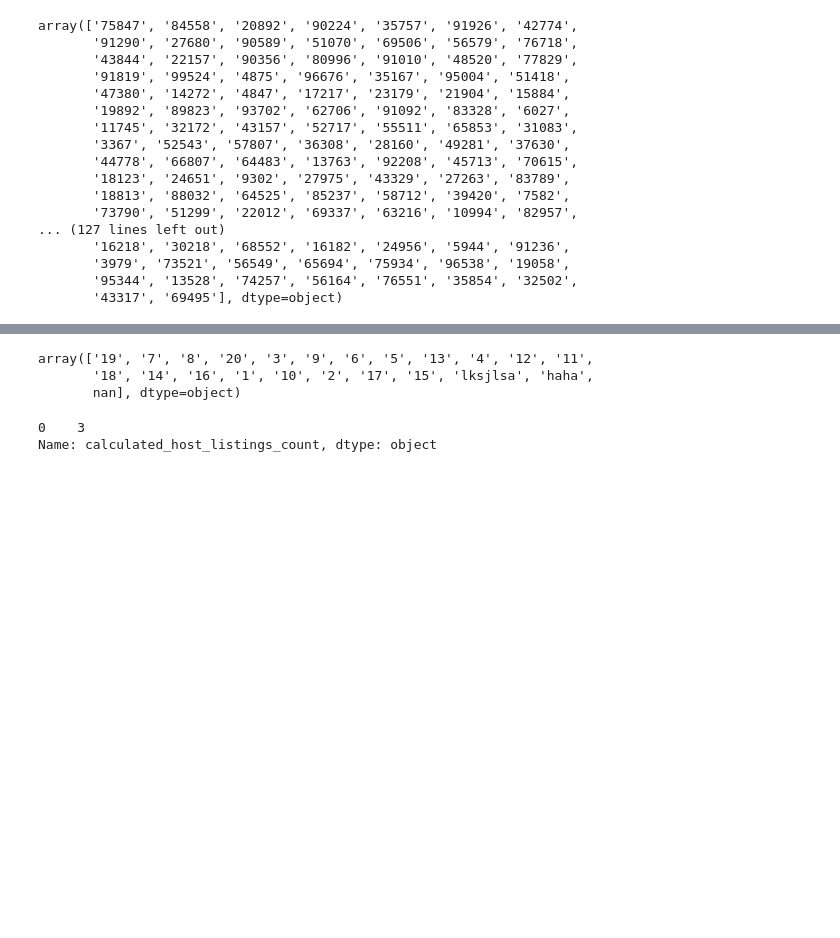
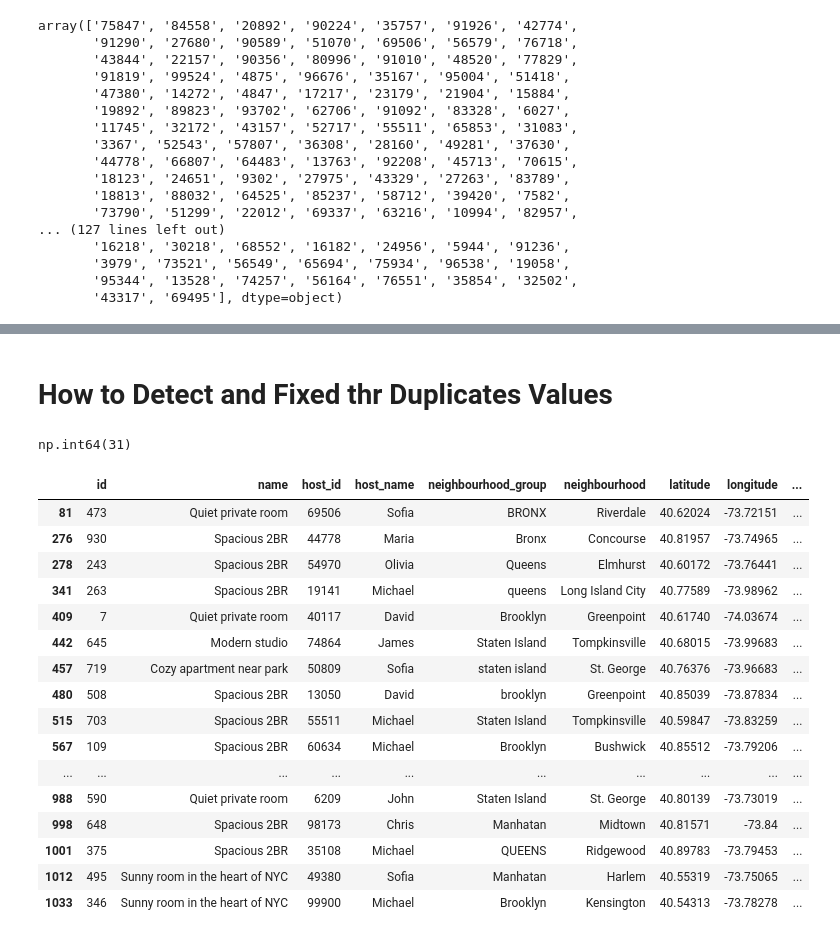
Before and after one commit to malik-tanveer/SMIT-Assigment, a Jupyter notebook: assigment_aibnb/assigment_airbnd_dataset.ipynb, the cells around one changed output, grey strips where cells are left out. Cells and saved outputs as stored; diff of their text form; code cells hidden in the pictures; blank space fills up the shorter version.

```diff
--- a/assigment_aibnb/assigment_airbnd_dataset.ipynb
+++ b/assigment_aibnb/assigment_airbnd_dataset.ipynb
@@ -118,0 +256,2 @@ data.last_review = data.last_review.fillna(data.last_review.mode()[0])
+# %%
+data.reviews_per_month = data.reviews_per_month.astype(float)
@@ -119 +264,33 @@ data.last_review = data.last_review.fillna(data.last_review.mode()[0])
+# %%
+data.calculated_host_listings_count.replace(['lksjlsa', 'haha'], 0, inplace=True)
+# %%
+data.calculated_host_listings_count.fillna(data.calculated_host_listings_count.mode()[0], inplace=True)
+# %%
+data.calculated_host_listings_count = data.calculated_host_listings_count.astype(int)
+# %% [markdown]
+# How to Detect and Fixed thr Duplicates Values
+# %%
+data.duplicated().sum()
+# %% [output]
+np.int64(31)
+# %%
+data[data.duplicated()]
+# %% [output]
+|  | id | name | host_id | host_name | neighbourhood_group | neighbourhood | latitude | longitude | ... |
+| 81 | 473 | Quiet private room | 69506 | Sofia | BRONX | Riverdale | 40.62024 | -73.72151 | ... |
+| 276 | 930 | Spacious 2BR | 44778 | Maria | Bronx | Concourse | 40.81957 | -73.74965 | ... |
+| 278 | 243 | Spacious 2BR | 54970 | Olivia | Queens | Elmhurst | 40.60172 | -73.76441 | ... |
+| 341 | 263 | Spacious 2BR | 19141 | Michael | queens | Long Island City | 40.77589 | -73.98962 | ... |
+| 409 | 7 | Quiet private room | 40117 | David | Brooklyn | Greenpoint | 40.61740 | -74.03674 | ... |
+| 442 | 645 | Modern studio | 74864 | James | Staten Island | Tompkinsville | 40.68015 | -73.99683 | ... |
+| 457 | 719 | Cozy apartment near park | 50809 | Sofia | staten island | St. George | 40.76376 | -73.96683 | ... |
+| 480 | 508 | Spacious 2BR | 13050 | David | brooklyn | Greenpoint | 40.85039 | -73.87834 | ... |
+| 515 | 703 | Spacious 2BR | 55511 | Michael | Staten Island | Tompkinsville | 40.59847 | -73.83259 | ... |
+| 567 | 109 | Spacious 2BR | 60634 | Michael | Brooklyn | Bushwick | 40.85512 | -73.79206 | ... |
+| ... | ... | ... | ... | ... | ... | ... | ... | ... | ... |
+| 988 | 590 | Quiet private room | 6209 | John | Staten Island | St. George | 40.80139 | -73.73019 | ... |
+| 998 | 648 | Spacious 2BR | 98173 | Chris | Manhatan | Midtown | 40.81571 | -73.84 | ... |
+| 1001 | 375 | Spacious 2BR | 35108 | Michael | QUEENS | Ridgewood | 40.89783 | -73.79453 | ... |
+| 1012 | 495 | Sunny room in the heart of NYC | 49380 | Sofia | Manhatan | Harlem | 40.55319 | -73.75065 | ... |
+| 1033 | 346 | Sunny room in the heart of NYC | 99900 | Michael | Brooklyn | Kensington | 40.54313 | -73.78278 | ... |
 # %%
@@ -121,11 +297,0 @@ data.reviews_per_month = data.reviews_per_month.fillna(data.reviews_per_month.mo
-# %%
-data.calculated_host_listings_count.unique()
-# %% [output]
-array(['19', '7', '8', '20', '3', '9', '6', '5', '13', '4', '12', '11',
-       '18', '14', '16', '1', '10', '2', '17', '15', 'lksjlsa', 'haha',
-       nan], dtype=object)
-# %%
-data.calculated_host_listings_count.mode()
-# %% [output]
-0    3
-Name: calculated_host_listings_count, dtype: object
```
Also changed, not shown: parts of 41 cells of this notebook, 1 other file.
